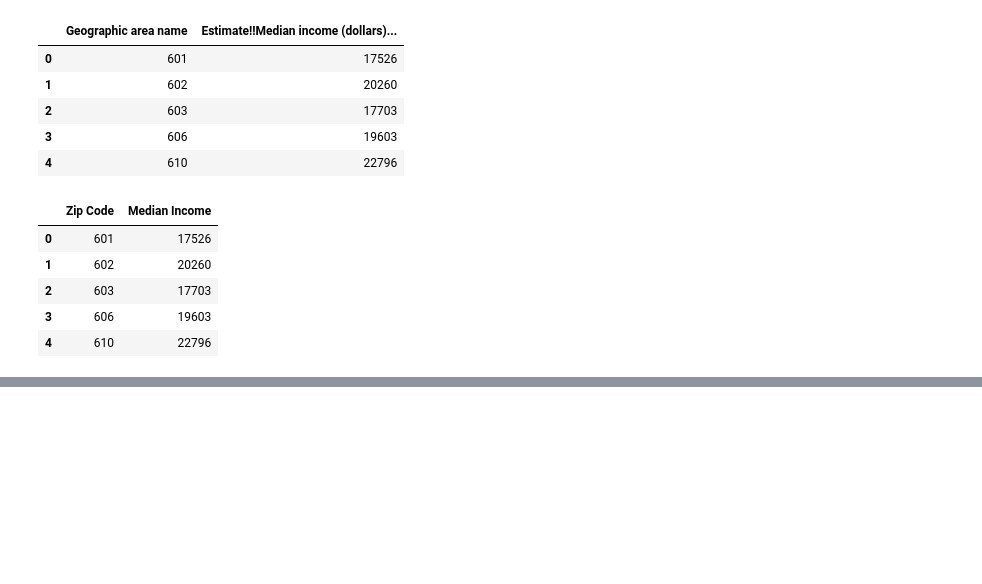
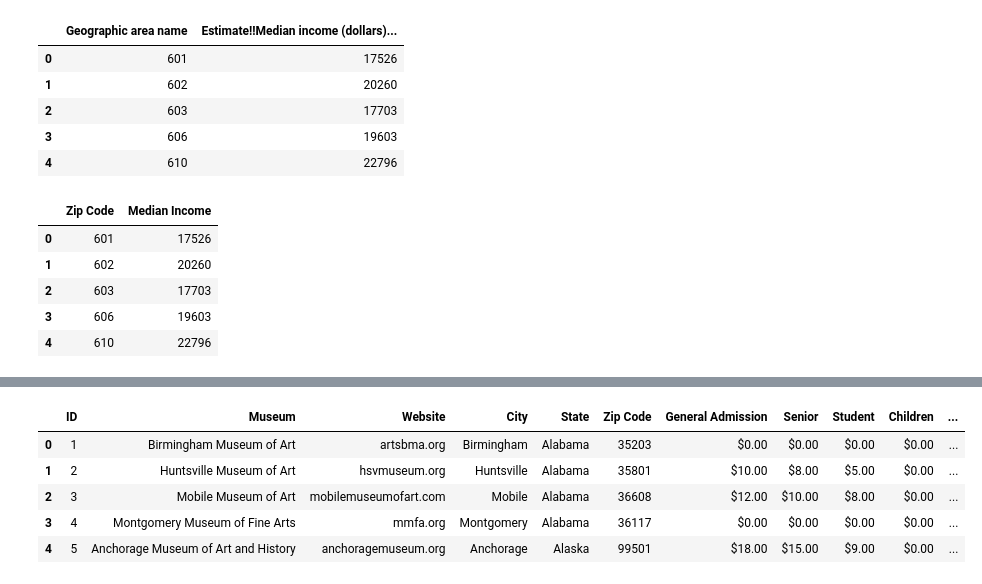
Before and after one commit to krduva02/Accessing-Art-Museums, a Jupyter notebook: Accessing Art Museums.ipynb, the cells around one changed output, grey strips where cells are left out. Cells and saved outputs as stored; diff of their text form; code cells hidden in the pictures; blank space fills up the shorter version.

Commit message:
Joined Census Data CSV and Art Museums CSV

```diff
--- a/Accessing Art Museums.ipynb
+++ b/Accessing Art Museums.ipynb
@@ -99,0 +102,6 @@ The Census Data CSV includes more zip codes than the Art Museums CSV. Before mer
+# %%
+# remove zip codes from Census Data that are not found in Art Museums
+income = income[income['Zip Code'].isin(museums['Zip Code'])]
+
+#check new number of zip codes in Census Data
+income.info()
@@ -99,0 +120,3 @@ The Census Data CSV includes more zip codes than the Art Museums CSV. Before mer
+# %%
+merged_df = museums.merge(income, on='Zip Code')
+merged_df.head()
@@ -99,0 +130,11 @@ The Census Data CSV includes more zip codes than the Art Museums CSV. Before mer
+# %%
+# rename Unnamed: 0 to ID
+merged_df.rename(columns={'Unnamed: 0':'ID'}, inplace=True )
+merged_df.head()
+# %% [output]
+|  | ID | Museum | Website | City | State | Zip Code | General Admission | Senior | Student | Children | ... |
+| 0 | 1 | Birmingham Museum of Art | artsbma.org | Birmingham | Alabama | 35203 | $0.00 | $0.00 | $0.00 | $0.00 | ... |
+| 1 | 2 | Huntsville Museum of Art | hsvmuseum.org | Huntsville | Alabama | 35801 | $10.00 | $8.00 | $5.00 | $0.00 | ... |
+| 2 | 3 | Mobile Museum of Art | mobilemuseumofart.com | Mobile | Alabama | 36608 | $12.00 | $10.00 | $8.00 | $0.00 | ... |
+| 3 | 4 | Montgomery Museum of Fine Arts | mmfa.org | Montgomery | Alabama | 36117 | $0.00 | $0.00 | $0.00 | $0.00 | ... |
+| 4 | 5 | Anchorage Museum of Art and History | anchoragemuseum.org | Anchorage | Alaska | 99501 | $18.00 | $15.00 | $9.00 | $0.00 | ... |
```
Also changed, not shown: parts of 5 cells of this notebook.
